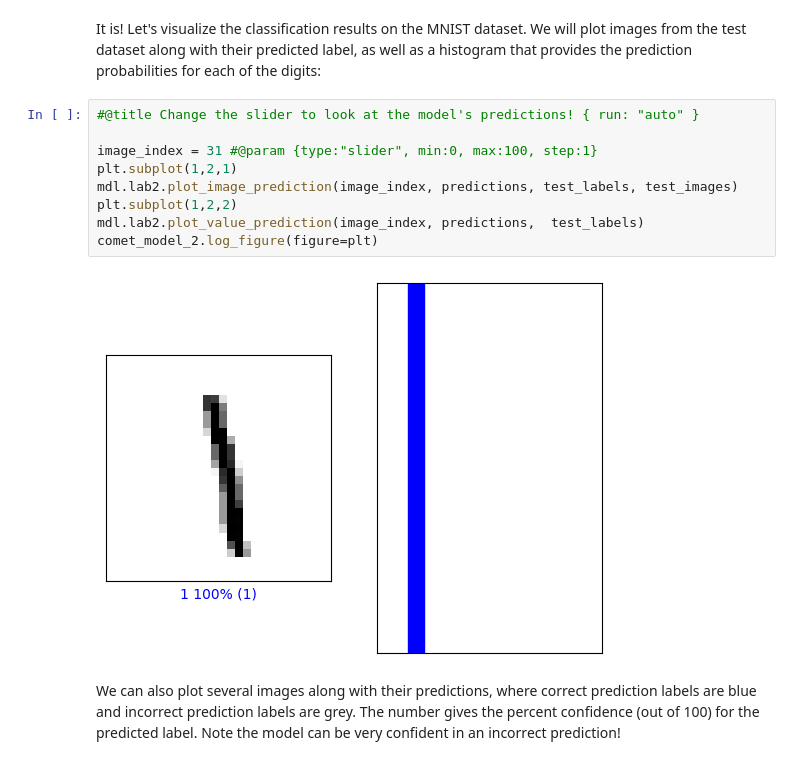
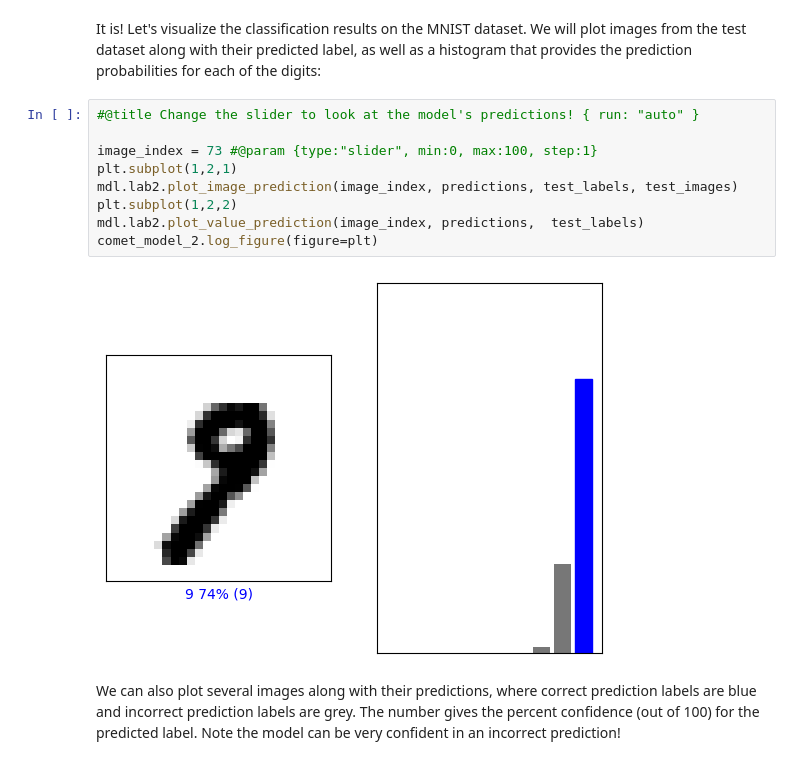
Before and after one commit to brendanhathaway/MIT-6.S191, a Jupyter notebook: lab2/Part1_MNIST.ipynb, the cells around one changed output. Cells and saved outputs as stored; diff of their text form.

```diff
--- a/lab2/Part1_MNIST.ipynb
+++ b/lab2/Part1_MNIST.ipynb
@@ -383,14 +384,14 @@ It is! Let's visualize the classification results on the MNIST dataset. We will
 # %%
 #@title Change the slider to look at the model's predictions! { run: "auto" }
 
-image_index = 31 #@param {type:"slider", min:0, max:100, step:1}
+image_index = 73 #@param {type:"slider", min:0, max:100, step:1}
 plt.subplot(1,2,1)
 mdl.lab2.plot_image_prediction(image_index, predictions, test_labels, test_images)
 plt.subplot(1,2,2)
 mdl.lab2.plot_value_prediction(image_index, predictions,  test_labels)
 comet_model_2.log_figure(figure=plt)
 # %% [output]
-[figure, old version]
+[figure, new version]
 # %% [markdown]
 We can also plot several images along with their predictions, where correct prediction labels are blue and incorrect prediction labels are grey. The number gives the percent confidence (out of 100) for the predicted label. Note the model can be very confident in an incorrect prediction!
 # %%
```
Also changed, not shown: parts of 3 cells of this notebook.
